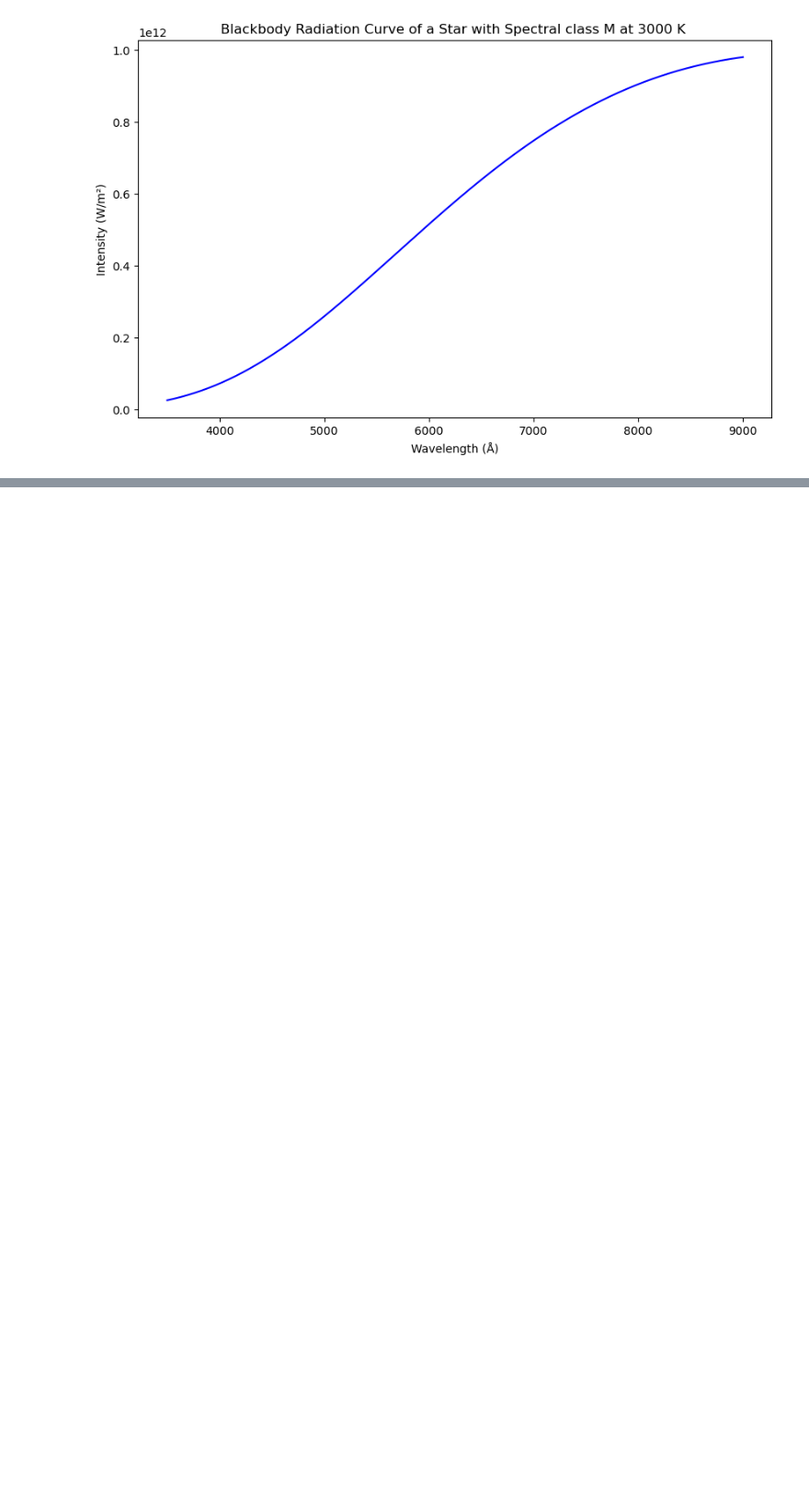
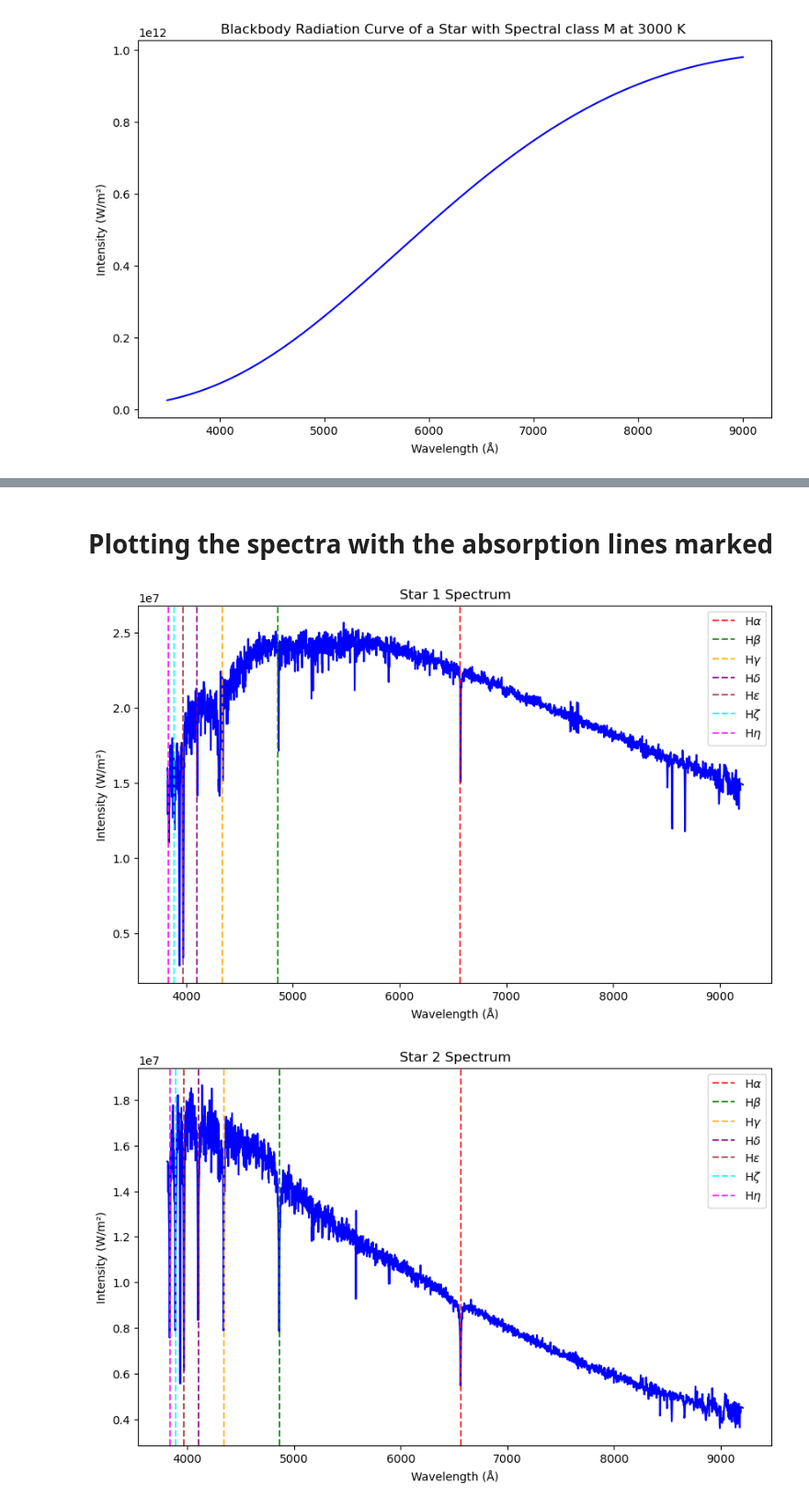
Before and after one commit to sibusiso-ma/Honours-Code-, a Jupyter notebook: Spec_tutorial_1.ipynb, the cells around one changed output, grey strips where cells are left out. Shown at 92% size. Drawn from its saved outputs; the diff is of its cells as text; code cells hidden in the pictures; blank space fills up the shorter version.

```diff
--- a/Spec_tutorial_1.ipynb
+++ b/Spec_tutorial_1.ipynb
@@ -132,0 +136,20 @@ plot_function(wavelength, intensity_M, "Wavelength (Å)", "Intensity (W/m²)", t
+# %%
+from astropy.io import fits
+flux_SI = 1e-7 / (1e-2 * 1e-10)  # factor to convert flux from erg/s/cm²/Å to W/m²/m
+data = []  # flux values for each file
+wavelengths =[]  # wavelength values for each file
+files =['star1.fit','star2.fit','star3.fit','star4.fit','star5.fit']  # reading the FITS files
+i=0
+for file in files:
+    hd_1 = fits.open(file)
+    data.append(flux_SI * hd_1[0].data[0]) # Assuming the data is in the first extension
+    print(hd_1[0].header)  # Print the header to check for wavelength information
+
+
+    c_0 = hd_1[0].header['coeff0']  # Starting wavelength value from the FITS header
+    c_1 = hd_1[0].header['coeff1']  # Wavelength increment from the FITS header
+    j =np.arange(len(data[i]))  # Create an array of indices corresponding to the data points
+
+    wavelength = 10**(c_0 +c_1*j)
+    wavelengths.append(wavelength)
+    i+=1
@@ -132,0 +162,2 @@ plot_function(wavelength, intensity_M, "Wavelength (Å)", "Intensity (W/m²)", t
+# %% [markdown]
+# Plotting the spectra with the absorption lines marked
@@ -132,0 +208,5 @@ plot_function(wavelength, intensity_M, "Wavelength (Å)", "Intensity (W/m²)", t
+# %%
+plot_spectrum(wavelengths, data, "Wavelength (Å)", "Intensity (W/m²)", "Spectrum of Stars")
+# %% [output]
+[figure, added]
+[figure, added]
```
Also changed, not shown: parts of 23 cells of this notebook.
